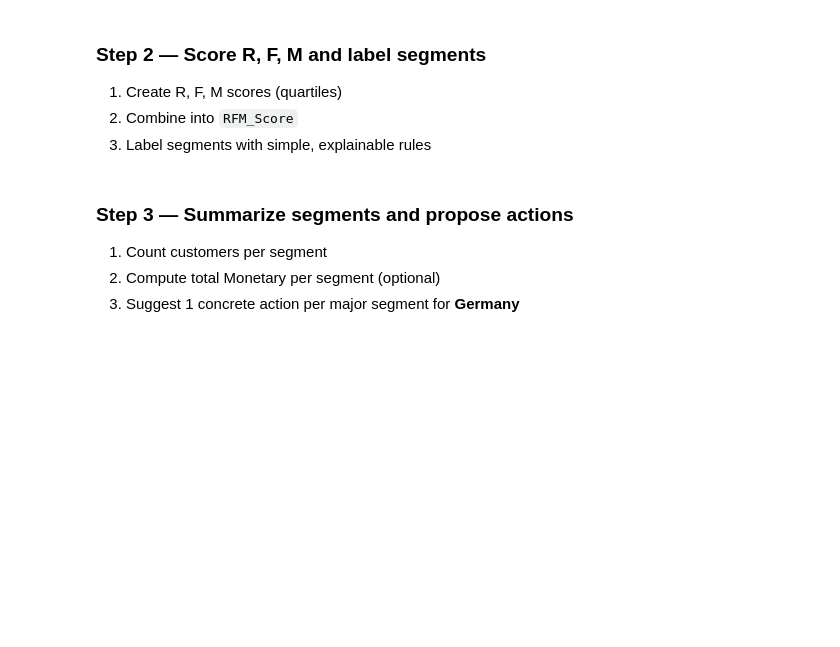
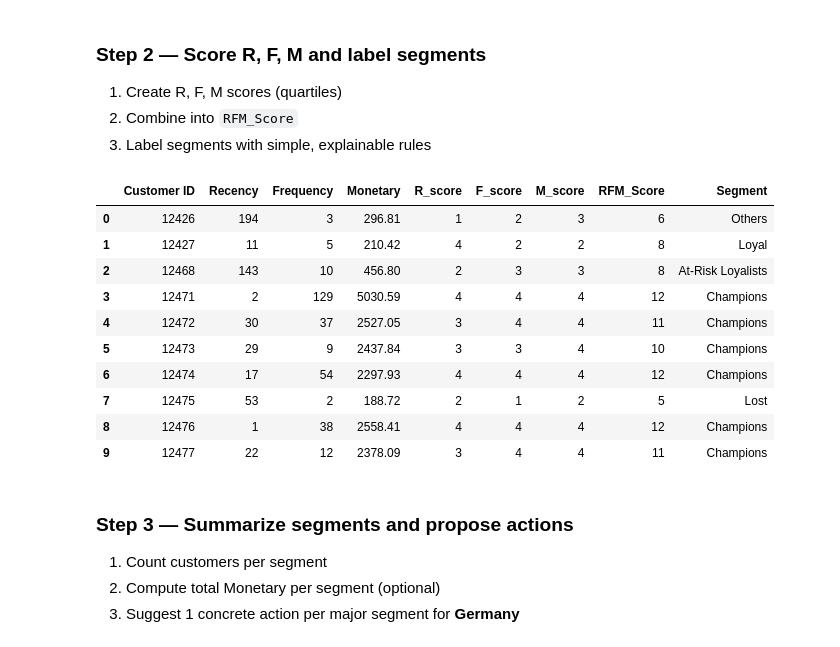
Before and after one commit to ro-the-creator/DA2025_Lectures, a Jupyter notebook: Mod5/DataChallenges/notebooks/Mod5L6_DC6_STUDENT.ipynb, the cells around one changed output. Cells and saved outputs as stored; diff of their text form; code cells hidden in the pictures; blank space fills up the shorter version.

```diff
--- a/Mod5/DataChallenges/notebooks/Mod5L6_DC6_STUDENT.ipynb
+++ b/Mod5/DataChallenges/notebooks/Mod5L6_DC6_STUDENT.ipynb
@@ -210,10 +210,16 @@ segment_actions
 2) Compute Recency (days since last invoice), Frequency (# unique invoices), Monetary (sum of amount)
 # %%
 # 1) Filter to Germany
-df_de = None
+df_de = df[df['Country'] == 'Germany']
 
 # 2) Compute RFM
-rfm_de = None
-
+rfm_de = (
+    df_de.groupby("Customer ID")
+    .agg(Recency=("InvoiceDate", lambda s: (snapshot_date - s.max()).days),
+         Frequency=("Invoice", "nunique"),
+         Monetary=("Price", "sum")
+         )
+         .reset_index()
+)
 
 rfm_de.head()
@@ -226,37 +239,49 @@ rfm_de.head()
 # %%
 # Helper for qcut with few uniques
 def safe_qcut(x, q, labels):
     try:
         return pd.qcut(x.rank(method="first"), q, labels=labels)
     except ValueError:
         return pd.Series([labels[len(labels)//2]] * len(x), index=x.index)
 
 # Scores (fill in)
-r_scores = None
-f_scores = None
-m_scores = None
+r_scores = pd.qcut(rfm_de['Recency'], 4, labels=[4,3,2,1])
+f_scores = safe_qcut(rfm_de['Frequency'], 4, labels=[1,2,3,4])
+m_scores = pd.qcut(rfm_de['Monetary'], 4, labels=[1,2,3,4])
 
-rfm_de["R_score"] = None
-rfm_de["F_score"] = None
-rfm_de["M_score"] = None
-rfm_de["RFM_Score"] = None
+rfm_de["R_score"] = r_scores.astype(int)
+rfm_de["F_score"] = f_scores.astype(int)
+rfm_de["M_score"] = m_scores.astype(int)
+rfm_de["RFM_Score"] = r_scores.astype(int) + f_scores.astype(int) + m_scores.astype(int)
 
 
  #Feel free to change the labels if you like :)
- def label_rfm(row):
-   r,f,m = row["R_score"], row["F_score"], row["M_score"]
+def label_rfm(row):
+    r,f,m = row["R_score"], row["F_score"], row["M_score"]
     if r>=3 and f>=3 and m>=3:
         return "Champions"
     if r>=3 and f>=2:
         return "Loyal"
     if r<=2 and f>=3 and m>=3:
         return "At-Risk Loyalists"
     if r<=2 and f<=2 and m<=2:
         return "Lost"
     return "Others"
 
-rfm_de["Segment"] = None
+rfm_de["Segment"] = rfm_de.apply(label_rfm, axis=1)
 rfm_de.head(10)
+# %% [output]
+|  | Customer ID | Recency | Frequency | Monetary | R_score | F_score | M_score | RFM_Score | Segment |
+| 0 | 12426 | 194 | 3 | 296.81 | 1 | 2 | 3 | 6 | Others |
+| 1 | 12427 | 11 | 5 | 210.42 | 4 | 2 | 2 | 8 | Loyal |
+| 2 | 12468 | 143 | 10 | 456.80 | 2 | 3 | 3 | 8 | At-Risk Loyalists |
+| 3 | 12471 | 2 | 129 | 5030.59 | 4 | 4 | 4 | 12 | Champions |
+| 4 | 12472 | 30 | 37 | 2527.05 | 3 | 4 | 4 | 11 | Champions |
+| 5 | 12473 | 29 | 9 | 2437.84 | 3 | 3 | 4 | 10 | Champions |
+| 6 | 12474 | 17 | 54 | 2297.93 | 4 | 4 | 4 | 12 | Champions |
+| 7 | 12475 | 53 | 2 | 188.72 | 2 | 1 | 2 | 5 | Lost |
+| 8 | 12476 | 1 | 38 | 2558.41 | 4 | 4 | 4 | 12 | Champions |
+| 9 | 12477 | 22 | 12 | 2378.09 | 3 | 4 | 4 | 11 | Champions |
 # %% [markdown]
 ### Step 3 — Summarize segments and propose actions
 
```
Also changed, not shown: parts of 4 cells of this notebook, 3 other files.
